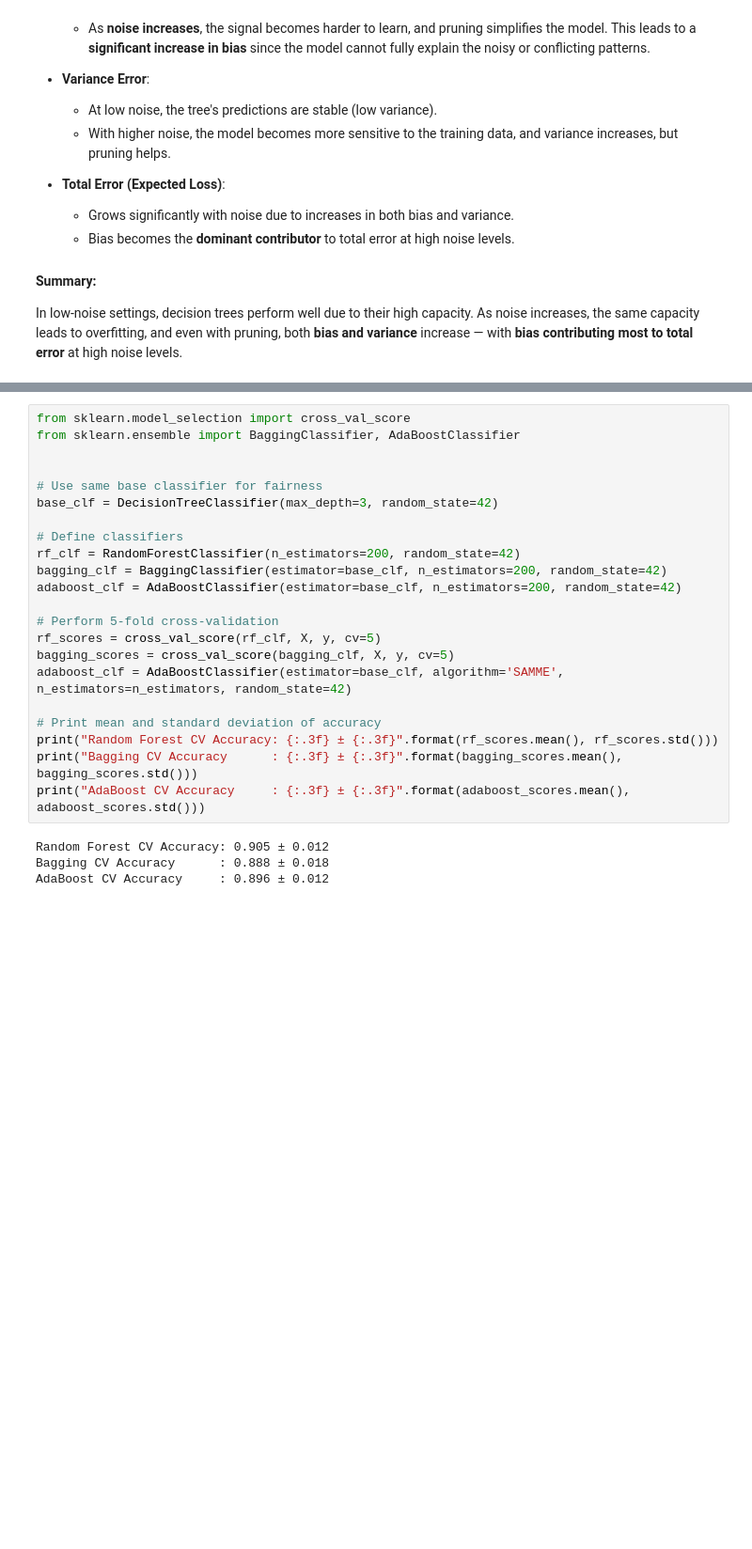
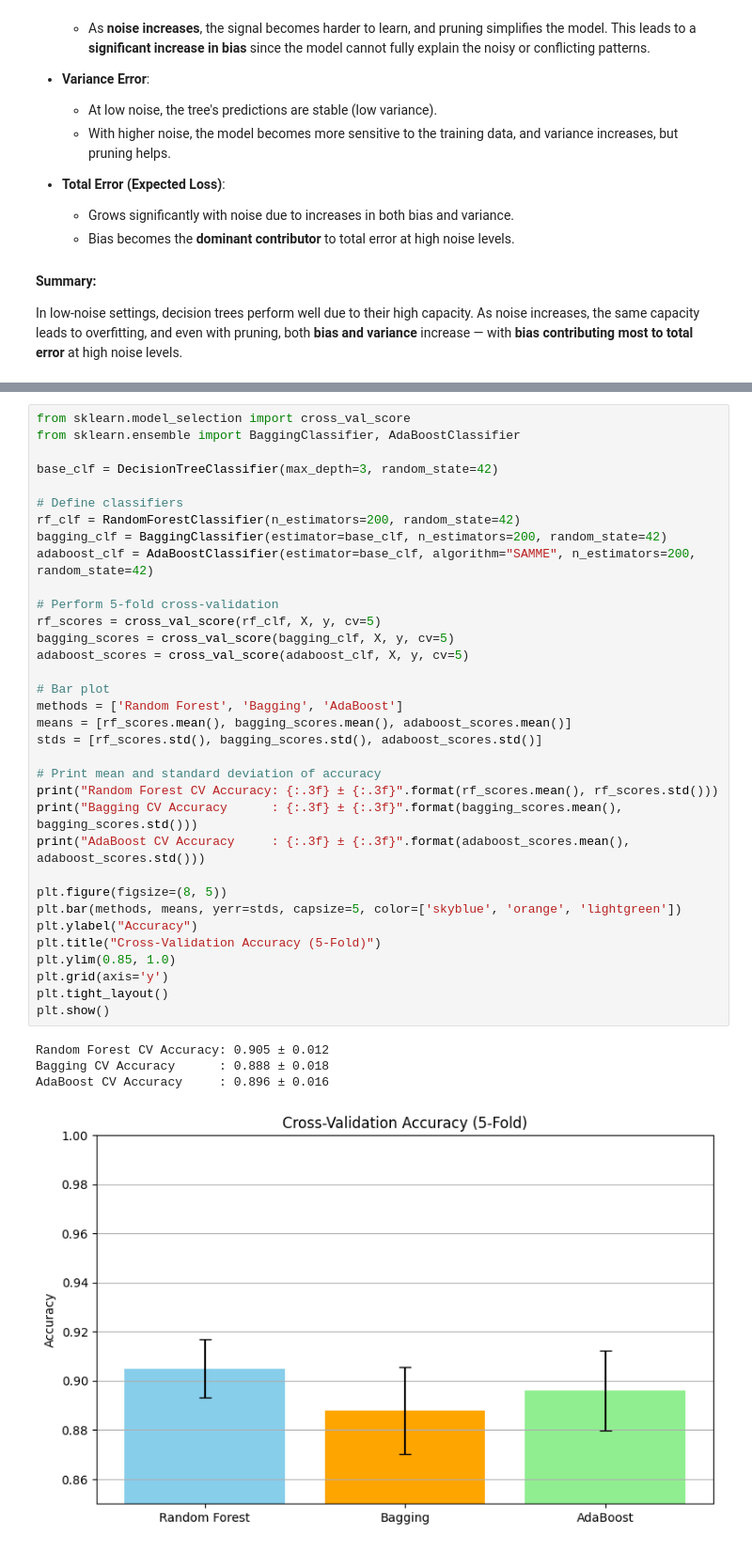
Before and after one commit to cosmintianu/ML-Algorithms-Behavior-Analysis, a Jupyter notebook: Main.ipynb, the cells around one changed output, grey strips where cells are left out. Shown at 94% size. Saved outputs shown, nothing was run; the diff lists cells and outputs as text; blank space fills up the shorter version.

```diff
--- a/Main.ipynb
+++ b/Main.ipynb
@@ -991,26 +911,39 @@ The plot on the right illustrates the performance of the `AdaBoostClassifier`:
 # %%
 from sklearn.model_selection import cross_val_score
 from sklearn.ensemble import BaggingClassifier, AdaBoostClassifier
 
-
-# Use same base classifier for fairness
 base_clf = DecisionTreeClassifier(max_depth=3, random_state=42)
 
 # Define classifiers
 rf_clf = RandomForestClassifier(n_estimators=200, random_state=42)
 bagging_clf = BaggingClassifier(estimator=base_clf, n_estimators=200, random_state=42)
-adaboost_clf = AdaBoostClassifier(estimator=base_clf, n_estimators=200, random_state=42)
+adaboost_clf = AdaBoostClassifier(estimator=base_clf, algorithm="SAMME", n_estimators=200, random_state=42)
 
 # Perform 5-fold cross-validation
 rf_scores = cross_val_score(rf_clf, X, y, cv=5)
 bagging_scores = cross_val_score(bagging_clf, X, y, cv=5)
-adaboost_clf = AdaBoostClassifier(estimator=base_clf, algorithm='SAMME', n_estimators=n_estimators, random_state=42)
+adaboost_scores = cross_val_score(adaboost_clf, X, y, cv=5)
+
+# Bar plot
+methods = ['Random Forest', 'Bagging', 'AdaBoost']
+means = [rf_scores.mean(), bagging_scores.mean(), adaboost_scores.mean()]
+stds = [rf_scores.std(), bagging_scores.std(), adaboost_scores.std()]
 
 # Print mean and standard deviation of accuracy
 print("Random Forest CV Accuracy: {:.3f} ± {:.3f}".format(rf_scores.mean(), rf_scores.std()))
 print("Bagging CV Accuracy      : {:.3f} ± {:.3f}".format(bagging_scores.mean(), bagging_scores.std()))
 print("AdaBoost CV Accuracy     : {:.3f} ± {:.3f}".format(adaboost_scores.mean(), adaboost_scores.std()))
+
+plt.figure(figsize=(8, 5))
+plt.bar(methods, means, yerr=stds, capsize=5, color=['skyblue', 'orange', 'lightgreen'])
+plt.ylabel("Accuracy")
+plt.title("Cross-Validation Accuracy (5-Fold)")
+plt.ylim(0.85, 1.0)
+plt.grid(axis='y')
+plt.tight_layout()
+plt.show()
 # %% [output]
 Random Forest CV Accuracy: 0.905 ± 0.012
 Bagging CV Accuracy      : 0.888 ± 0.018
-AdaBoost CV Accuracy     : 0.896 ± 0.012
+AdaBoost CV Accuracy     : 0.896 ± 0.016
+[figure, added]
```
Also changed, not shown: parts of 44 cells of this notebook.
